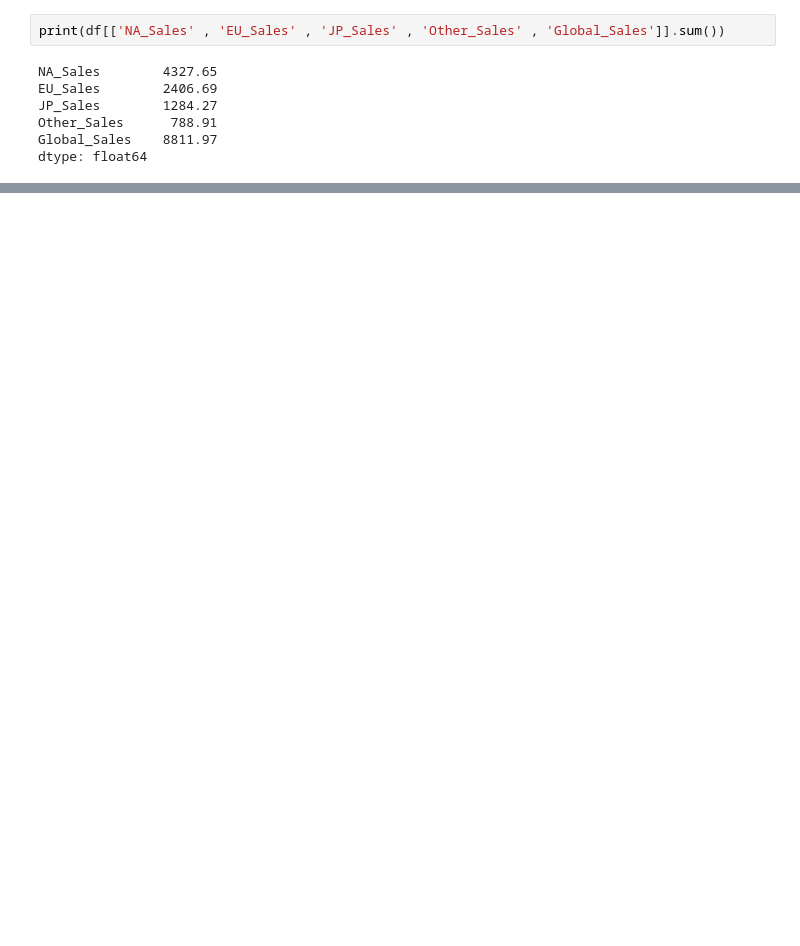
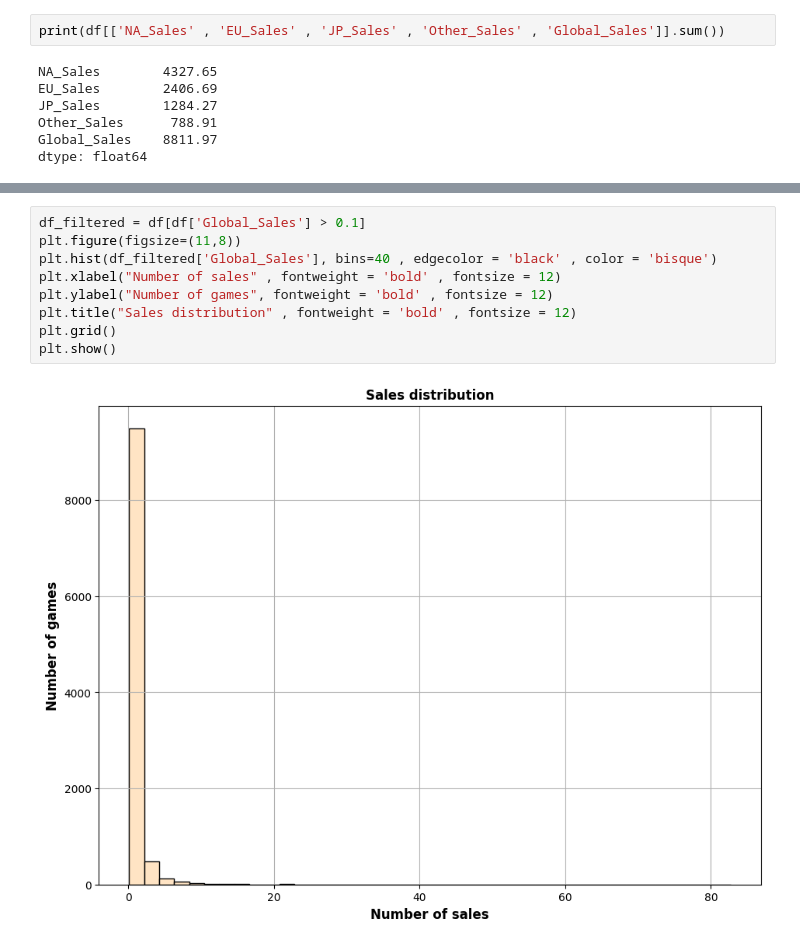
Before and after one commit to zizy2003/My-Projects, a Jupyter notebook: VideoGamesSales/project.ipynb, the cells around one changed output, grey strips where cells are left out. Saved outputs shown, nothing was run; the diff lists cells and outputs as text; blank space fills up the shorter version.

```diff
--- a/VideoGamesSales/project.ipynb
+++ b/VideoGamesSales/project.ipynb
@@ -261,0 +432,11 @@ dtype: float64
+# %%
+df_filtered = df[df['Global_Sales'] > 0.1]
+plt.figure(figsize=(11,8))
+plt.hist(df_filtered['Global_Sales'], bins=40 , edgecolor = 'black' , color = 'bisque')
+plt.xlabel("Number of sales" , fontweight = 'bold' , fontsize = 12)
+plt.ylabel("Number of games", fontweight = 'bold' , fontsize = 12)
+plt.title("Sales distribution" , fontweight = 'bold' , fontsize = 12)
+plt.grid()
+plt.show()
+# %% [output]
+[figure, added]
```
Also changed, not shown: parts of 23 cells of this notebook.
